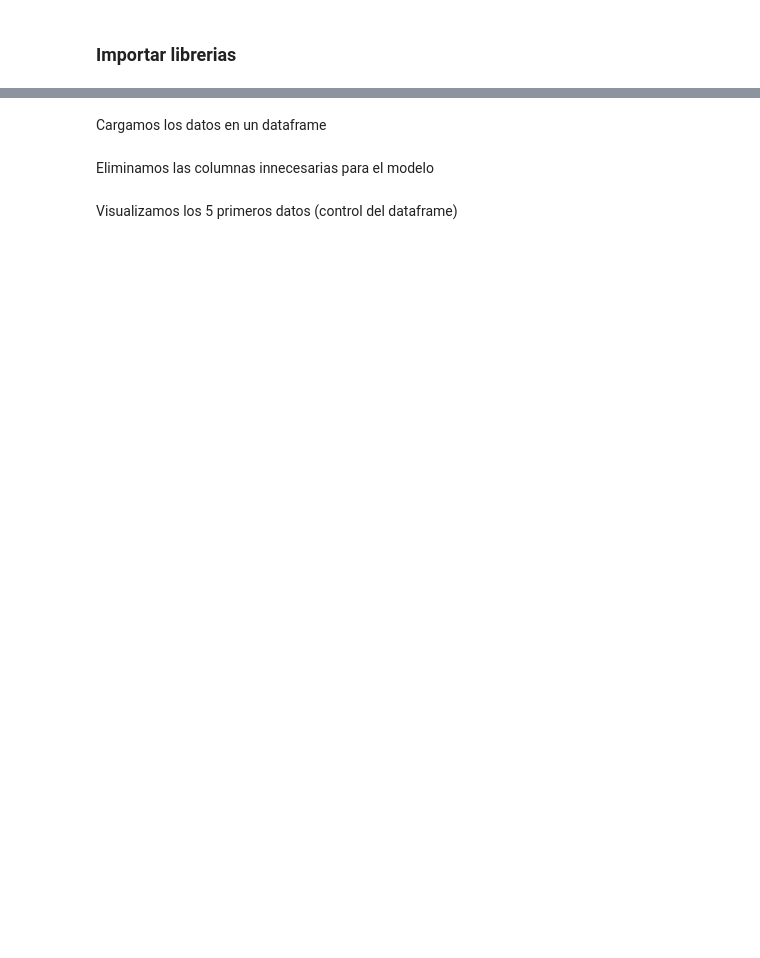
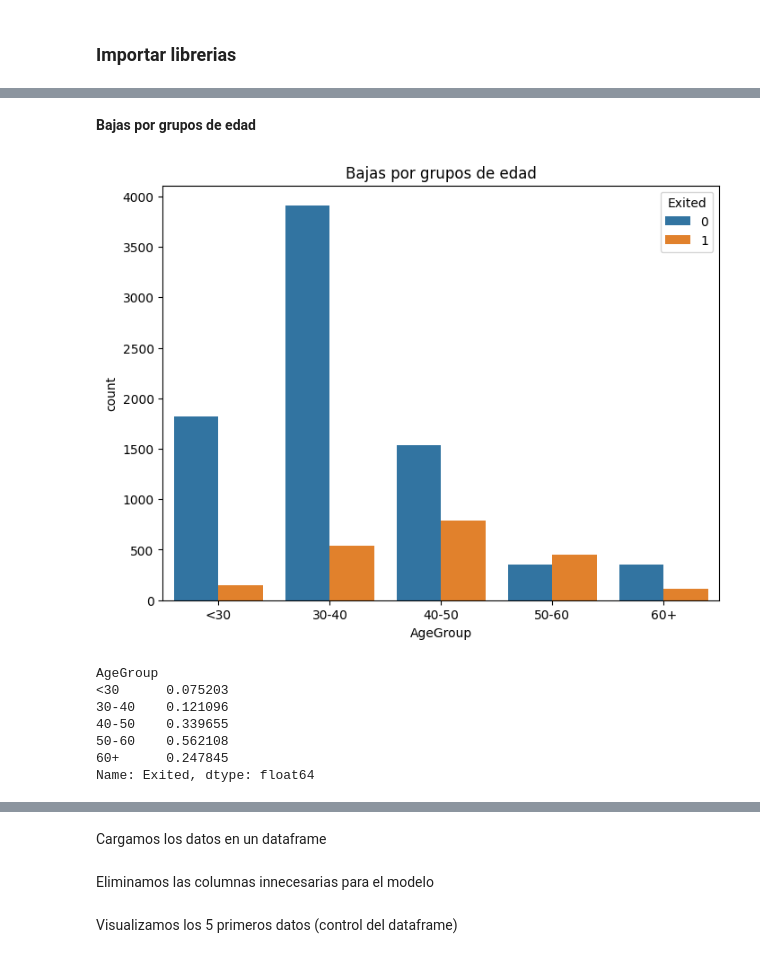
Before and after one commit to JordiPG05/Potafolio, a Jupyter notebook: Retención de cliente bancarios/Retención_de_clientes_bancarios.ipynb, the cells around one changed output, grey strips where cells are left out. Cells and saved outputs as stored; diff of their text form; code cells hidden in the pictures; blank space fills up the shorter version.

```diff
--- a/Retención de cliente bancarios/Retención_de_clientes_bancarios.ipynb
+++ b/Retención de cliente bancarios/Retención_de_clientes_bancarios.ipynb
@@ -35,0 +185,20 @@ La prevención de las bajas permite a las empresas desarrollar programas de fide
+# %% [markdown]
+**Bajas por grupos de edad**
+# %%
+data['AgeGroup'] = pd.cut(data['Age'], bins=[0, 30, 40, 50, 60, np.inf], labels=['<30', '30-40', '40-50', '50-60', '60+'])
+plt.figure(figsize=(8, 6))
+sns.countplot(x='AgeGroup', hue='Exited', data=data)
+plt.title('Bajas por grupos de edad')
+plt.show()
+
+churn_rate_age = data.groupby('AgeGroup')['Exited'].mean()
+print(churn_rate_age)
+# %% [output]
+[figure, added]
+AgeGroup
+<30      0.075203
+30-40    0.121096
+40-50    0.339655
+50-60    0.562108
+60+      0.247845
+Name: Exited, dtype: float64
```
Also changed, not shown: parts of 38 cells of this notebook.
